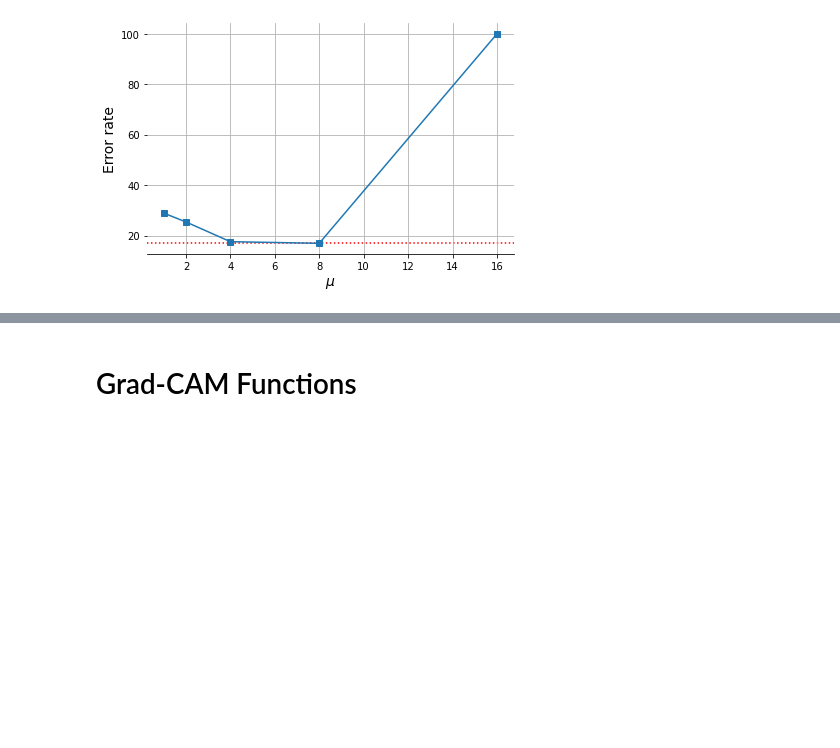
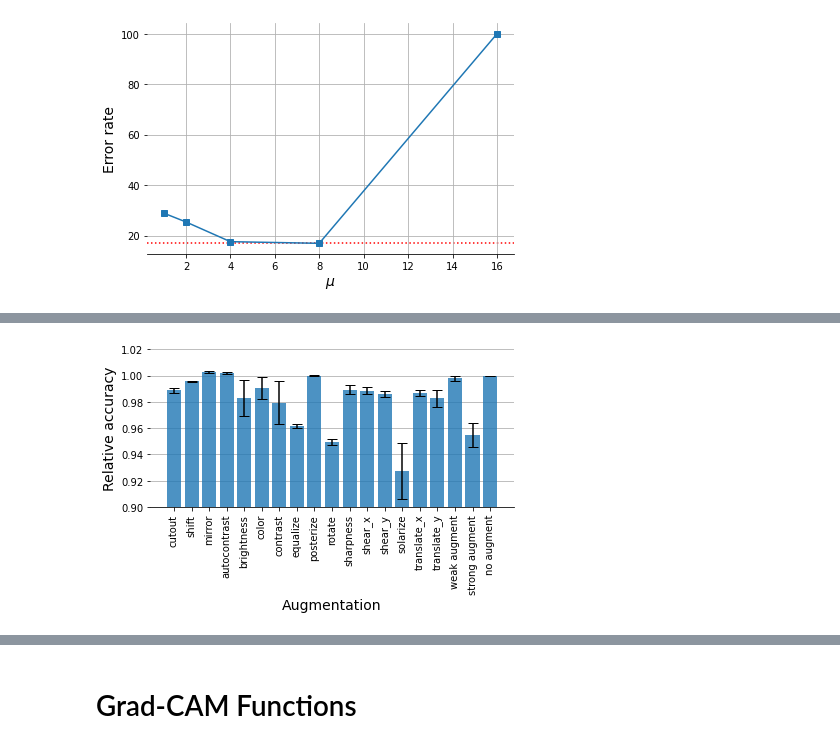
Before and after one commit to ErikBavenstrand/FixMatch, a Jupyter notebook: FixMatch.ipynb, the cells around one changed output, grey strips where cells are left out. Cells and saved outputs as stored; diff of their text form; code cells hidden in the pictures; blank space fills up the shorter version.

```diff
--- a/FixMatch.ipynb
+++ b/FixMatch.ipynb
@@ -890,17 +949,25 @@ INFO:tensorflow:Assets written to: model_mu2/assets
 # %%
+def custom_augment(image):
+    image = mirror(image)
+    image = posterize(image)
+    return image
+
+model = load_model('400_2')
+
 batch_size = 512
 repeats = 7
-samples = 3
+samples = 5
 
-acc_no_tta = np.zeros(samples)
+acc_no_a = np.zeros(samples)
 acc_tta = np.zeros(samples)
 
-(test, n_test_batches) = dataset_test(batch_size)
-(test_repeat, n_test_repeat_batches) = dataset_test_vote(batch_size, repeats)
+(test_no_a, n_test_no_a_batches) = dataset_test_single_augmentation(batch_size, identity)
+(test_repeat, n_test_repeat_batches) = dataset_test_vote(batch_size, repeats, custom_augment)
 
 for i in tqdm(range(samples)):
-    acc_no_tta[i] = run_test(test, n_test_batches)
+    acc_no_a[i] = run_test(test_no_wa, n_test_no_wa_batches)
     acc_tta[i] = run_test_vote(test_repeat, n_test_repeat_batches)
-print("Acc No TTA. Mean=" + str(acc_no_tta.mean()) + "   std=" + str(acc_no_tta.std()))
+print("Acc No augment.  Mean=" + str(acc_no_a.mean()) + "   std=" +
+      str(acc_no_a.std()))
 print("Acc TTA.    Mean=" + str(acc_tta.mean()) + "   std=" + str(acc_tta.std()))
 # %% [output]
@@ -1026,0 +1090,63 @@ plt.show()
+# %%
+low_label_err = [
+    0.9863945578, 0.9961904762, 1.001904762, 1.002721088, 0.9632653061,
+    0.9785034014, 0.9561904762, 0.9640816327, 1.000544218, 0.9531972789,
+    0.9844897959, 0.9921088435, 0.9831292517, 0.8976870748, 0.9904761905,
+    0.973877551, 0.9953741497, 0.9420408163, 1
+]
+mid_label_err = [
+    0.9903435886, 0.9956209297, 1.003368516, 1.001347406, 0.9929261172,
+    0.9967437682, 0.9910172917, 0.9608129351, 0.9998877161, 0.9477880081,
+    0.9916909948, 0.986975073, 0.9875364923, 0.9426229508, 0.9849539636,
+    0.9873119245, 0.9991017292, 0.9611497867, 1
+]
+high_label_err = [
+    0.9903435886, 0.9956209297, 1.003368516, 1.001347406, 0.9929261172,
+    0.9967437682, 0.9910172917, 0.9608129351, 0.9998877161, 0.9477880081,
+    0.9916909948, 0.986975073, 0.9875364923, 0.9426229508, 0.9849539636,
+    0.9873119245, 0.9991017292, 0.9611497867, 1
+]
+
+n_augmentations = 19
+
+augmentations_mean = np.zeros((n_augmentations))
+augmentations_std = np.zeros((n_augmentations))
+
+for i in range(n_augmentations):
+    augmentations_mean[i] = np.mean(
+        [low_label_err[i], mid_label_err[i], high_label_err[i]])
+    augmentations_std[i] = np.std(
+        [low_label_err[i], mid_label_err[i], high_label_err[i]])
+
+label_amounts = [
+    'cutout', 'shift', 'mirror', 'autocontrast', 'brightness', 'color', 'contrast',
+    'equalize', 'posterize', 'rotate', 'sharpness', 'shear_x', 'shear_y',
+    'solarize', 'translate_x', 'translate_y', 'weak augment', 'strong augment',
+    'no augment'
+]
+x_pos = np.arange(len(label_amounts))
+y_ticks = np.arange(0.85, 1.10, 0.05)
+fig, ax = plt.subplots()
+ax.bar(x_pos,
+       augmentations_mean,
+       yerr=augmentations_std,
+       align='center',
+       alpha=0.8,
+       ecolor='black',
+       capsize=5)
+ax.set_ylabel('Relative accuracy', fontsize=14)
+ax.set_xlabel('Augmentation', fontsize=14)
+ax.set_xticks(x_pos)
+ax.set_xticklabels(label_amounts, rotation=90)
+ax.set_axisbelow(True)
+ax.yaxis.grid(True)
+ax.set_ylim(0.9, 1.02)
+ax.spines['right'].set_visible(False)
+ax.spines['top'].set_visible(False)
+ax.spines['left'].set_visible(False)
+
+# Save the figure and show
+plt.tight_layout()
+plt.show()
+# %% [output]
+[figure, added]
```
Also changed, not shown: parts of 29 cells of this notebook.
